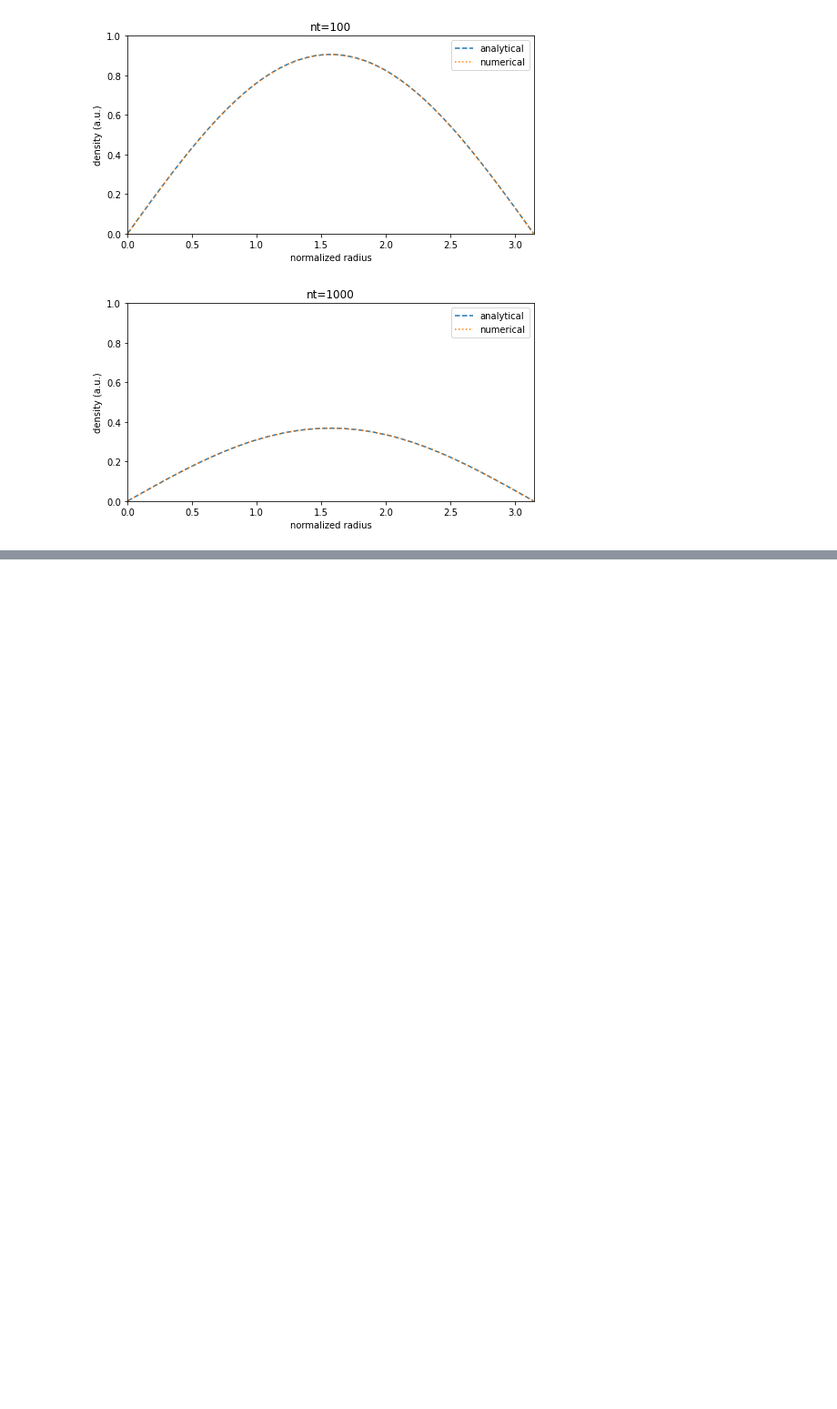
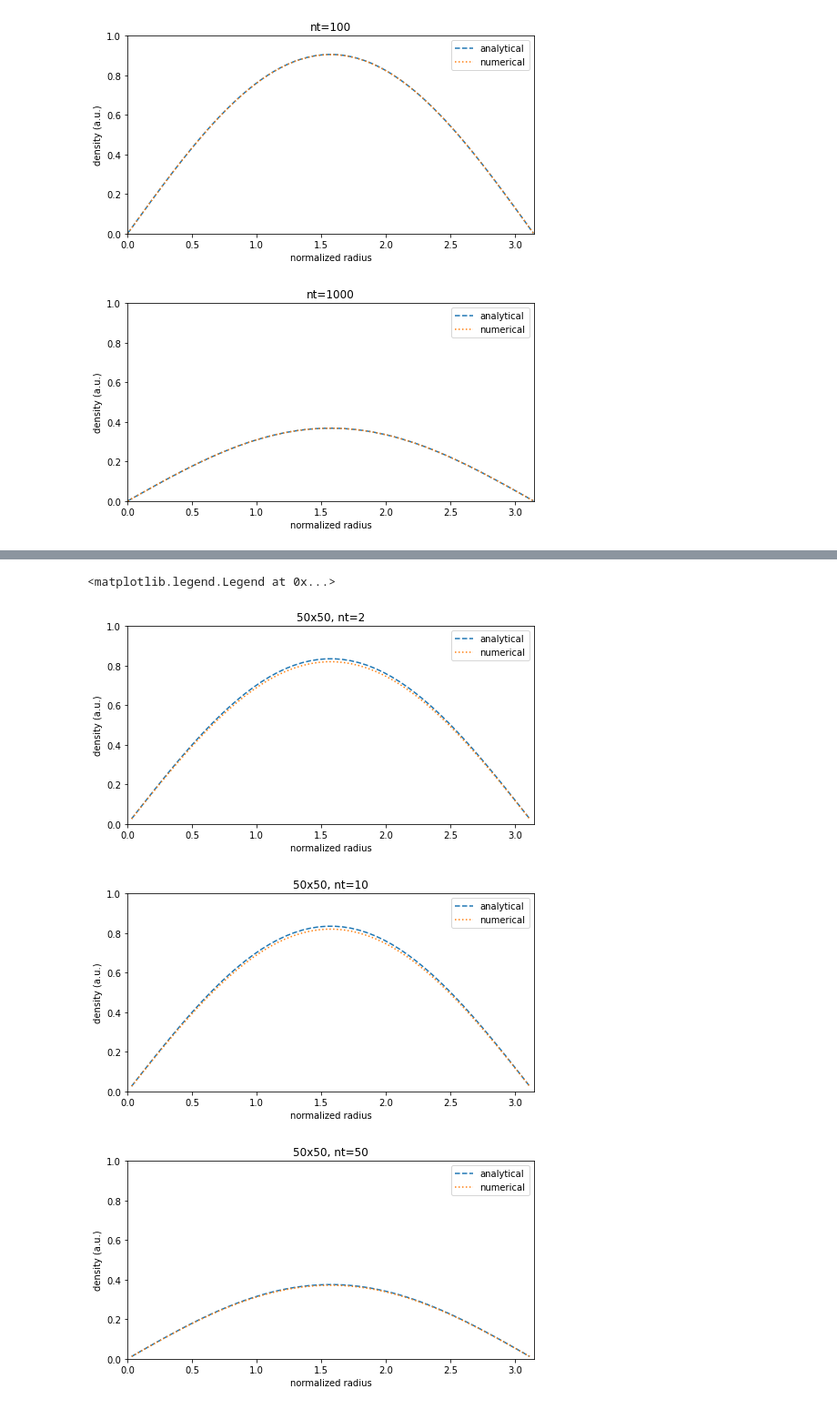
Before and after one commit to leferi99/szakdolgozat, a Jupyter notebook: verification.ipynb, the cells around one changed output, grey strips where cells are left out. Shown at 91% size. Cells and saved outputs as stored; diff of their text form; code cells hidden in the pictures; blank space fills up the shorter version.

```diff
--- a/verification.ipynb
+++ b/verification.ipynb
@@ -463,0 +588,38 @@ plt.legend()
+# %%
+fig2 = plt.figure(figsize=(8,4))
+plt.plot(analytical[1,0:nr,0], analytical[9,0:nr,1], label="analytical", linestyle="--")
+plt.plot(solution[1,0:nr,0], solution[9,0:nr,1], label="numerical", linestyle=":")
+axes = plt.gca()
+axes.set_ylim(0.,1.)
+axes.set_xlim(0.,math.pi)
+plt.xlabel('normalized radius')
+plt.ylabel('density (a.u.)')
+plt.title("50x50, nt=2")
+plt.legend()
+
+fig10 = plt.figure(figsize=(8,4))
+plt.plot(analytical[9,0:nr,0], analytical[9,0:nr,1], label="analytical", linestyle="--")
+plt.plot(solution[9,0:nr,0], solution[9,0:nr,1], label="numerical", linestyle=":")
+axes = plt.gca()
+axes.set_ylim(0.,1.)
+axes.set_xlim(0.,math.pi)
+plt.xlabel('normalized radius')
+plt.ylabel('density (a.u.)')
+plt.title("50x50, nt=10")
+plt.legend()
+
+fig50 = plt.figure(figsize=(8,4))
+plt.plot(analytical[49,0:nr,0], analytical[49,0:nr,1], label="analytical", linestyle="--")
+plt.plot(solution[49,0:nr,0], solution[49,0:nr,1], label="numerical", linestyle=":")
+axes = plt.gca()
+axes.set_ylim(0.,1.)
+axes.set_xlim(0.,math.pi)
+plt.xlabel('normalized radius')
+plt.ylabel('density (a.u.)')
+plt.title("50x50, nt=50")
+plt.legend()
+# %% [output]
+<matplotlib.legend.Legend at 0x...>
+[figure, added]
+[figure, added]
+[figure, added]
```
Also changed, not shown: parts of 1 cell of this notebook.
